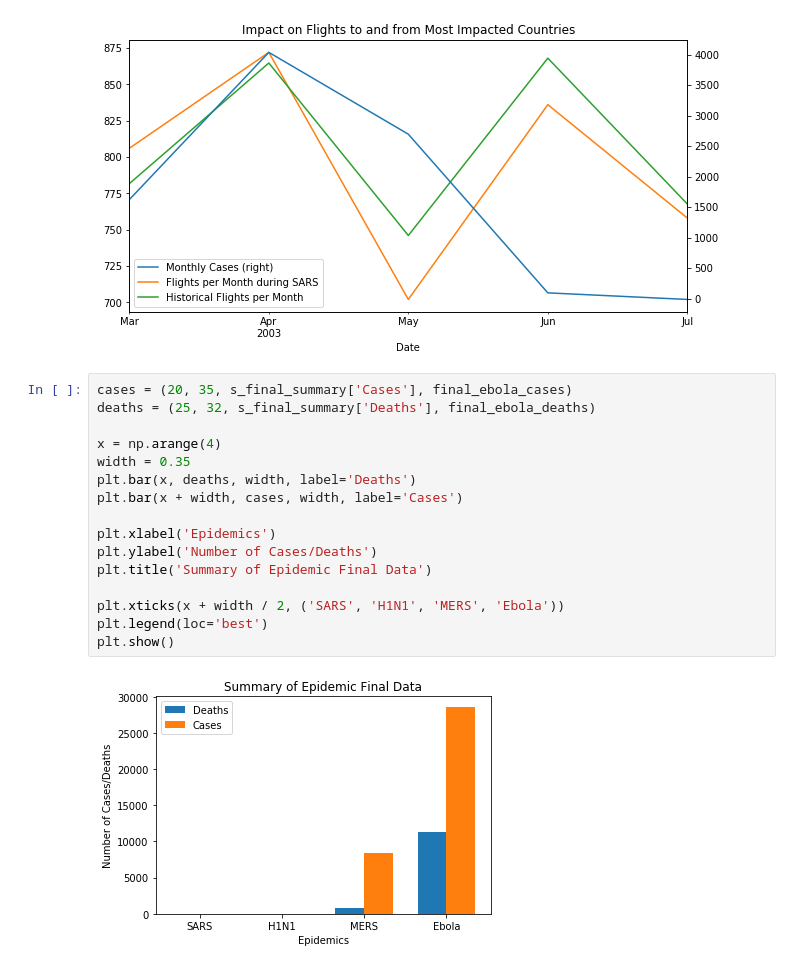
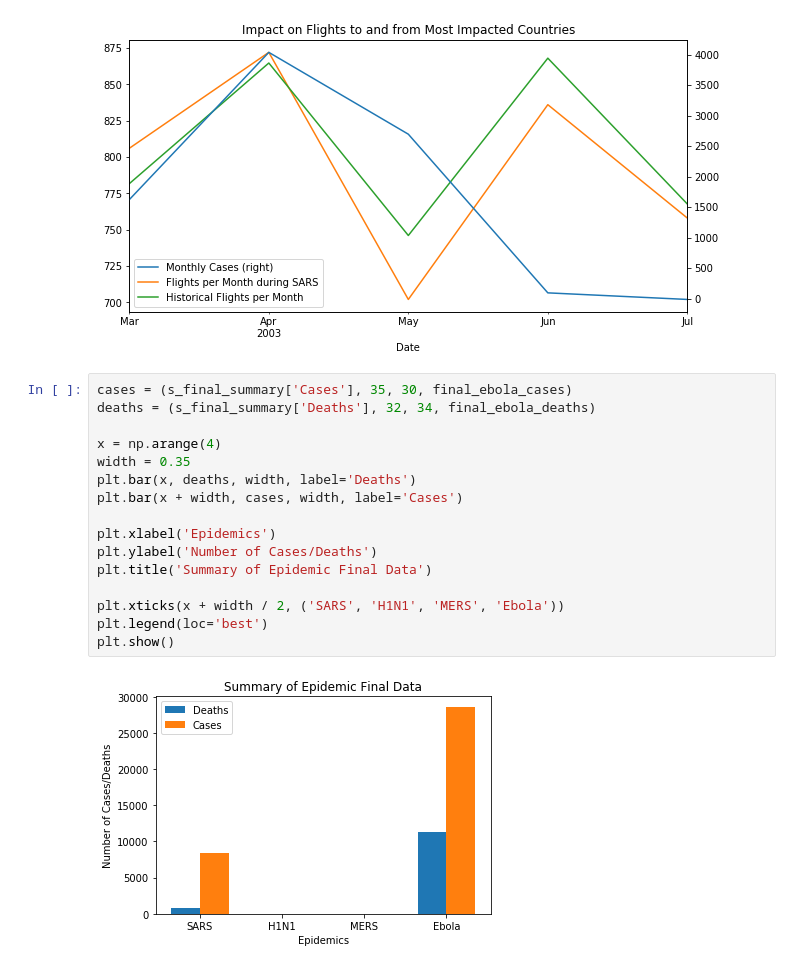
Before and after one commit to vbhakta27/group3, a Jupyter notebook: Project1.ipynb, the cells around one changed output. Saved outputs shown, nothing was run; the diff lists cells and outputs as text.

```diff
--- a/Project1.ipynb
+++ b/Project1.ipynb
@@ -901,20 +901,20 @@ plt.show()
 # %% [output]
 [figure]
 # %%
-cases = (20, 35, s_final_summary['Cases'], final_ebola_cases)
-deaths = (25, 32, s_final_summary['Deaths'], final_ebola_deaths)
+cases = (s_final_summary['Cases'], 35, 30, final_ebola_cases)
+deaths = (s_final_summary['Deaths'], 32, 34, final_ebola_deaths)
 
 x = np.arange(4)
 width = 0.35
 plt.bar(x, deaths, width, label='Deaths')
 plt.bar(x + width, cases, width, label='Cases')
 
 plt.xlabel('Epidemics')
 plt.ylabel('Number of Cases/Deaths')
 plt.title('Summary of Epidemic Final Data')
 
 plt.xticks(x + width / 2, ('SARS', 'H1N1', 'MERS', 'Ebola'))
 plt.legend(loc='best')
 plt.show()
 # %% [output]
-[figure, old version]
+[figure, new version]
```
